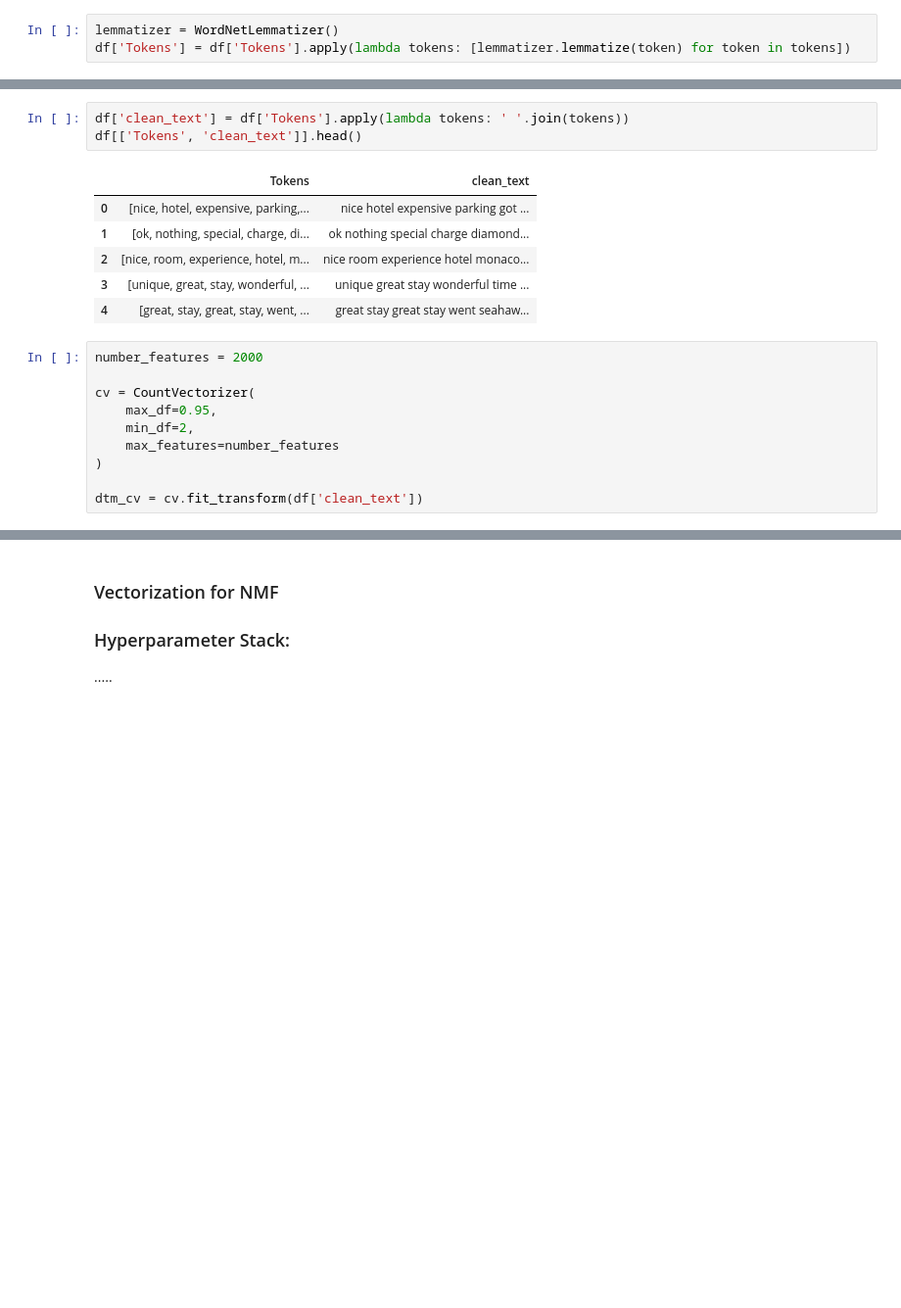
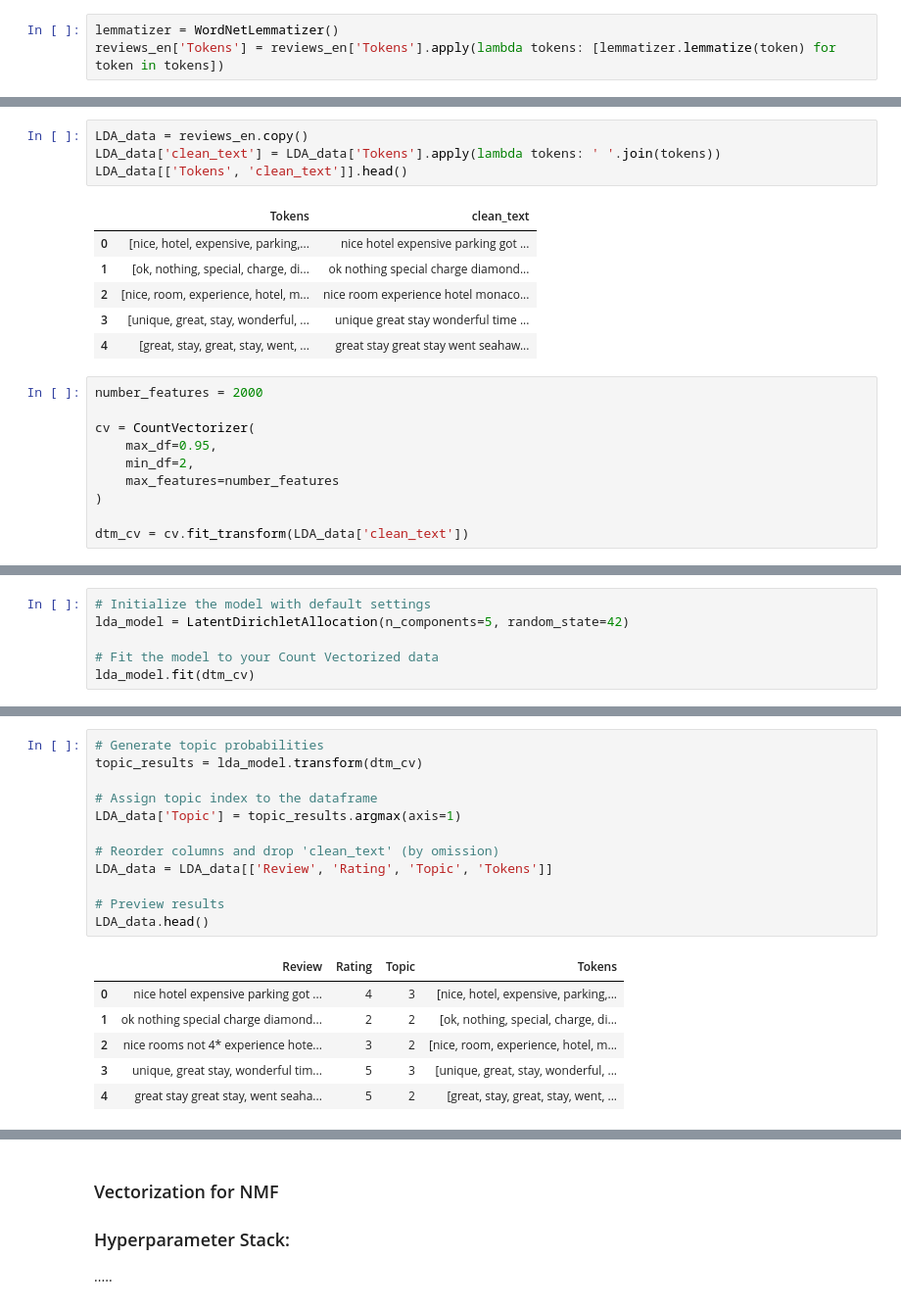
Before and after one commit to Hunteracademic/Unsupervised_assignment_1, a Jupyter notebook: FinalProject_Group04_AlexKravtsov_DanielCastiblanco_HunterWard.ipynb, the cells around one changed output, grey strips where cells are left out. Shown at 98% size. Drawn from its saved outputs; the diff is of its cells as text; blank space fills up the shorter version.

Commit message:
Added base model for LDA and NMF

```diff
--- a/FinalProject_Group04_AlexKravtsov_DanielCastiblanco_HunterWard.ipynb
+++ b/FinalProject_Group04_AlexKravtsov_DanielCastiblanco_HunterWard.ipynb
@@ -117,5 +118,5 @@ df['Tokens'] = df['Tokens'].apply(lambda tokens: [token for token in tokens if t
 ### Lemmatization
 # %%
 lemmatizer = WordNetLemmatizer()
-df['Tokens'] = df['Tokens'].apply(lambda tokens: [lemmatizer.lemmatize(token) for token in tokens])
+reviews_en['Tokens'] = reviews_en['Tokens'].apply(lambda tokens: [lemmatizer.lemmatize(token) for token in tokens])
 # %%
@@ -134,8 +135,9 @@ Models: Develop code to first vectorize your text data, and then train at least
 ### Hyperparameter Stack:
 .....
 # %%
-df['clean_text'] = df['Tokens'].apply(lambda tokens: ' '.join(tokens))
-df[['Tokens', 'clean_text']].head()
+LDA_data = reviews_en.copy()
+LDA_data['clean_text'] = LDA_data['Tokens'].apply(lambda tokens: ' '.join(tokens))
+LDA_data[['Tokens', 'clean_text']].head()
 # %% [output]
 |  | Tokens | clean_text |
 | 0 | [nice, hotel, expensive, parking,... | nice hotel expensive parking got ... |
@@ -152,7 +154,7 @@ cv = CountVectorizer(
     max_features=number_features
 )
 
-dtm_cv = cv.fit_transform(df['clean_text'])
+dtm_cv = cv.fit_transform(LDA_data['clean_text'])
 # %%
 print(dtm_cv[0])
 # %% [output]
@@ -173,3 +175,9 @@ print(dtm_cv[0])
   (0, 1206)     1
   (0, 619)      1
   (0, 1244)     1
+# %%
+# Initialize the model with default settings
+lda_model = LatentDirichletAllocation(n_components=5, random_state=42)
+
+# Fit the model to your Count Vectorized data
+lda_model.fit(dtm_cv)
@@ -175,0 +241,19 @@ print(dtm_cv[0])
+# %%
+# Generate topic probabilities
+topic_results = lda_model.transform(dtm_cv)
+
+# Assign topic index to the dataframe
+LDA_data['Topic'] = topic_results.argmax(axis=1)
+
+# Reorder columns and drop 'clean_text' (by omission)
+LDA_data = LDA_data[['Review', 'Rating', 'Topic', 'Tokens']]
+
+# Preview results
+LDA_data.head()
+# %% [output]
+|  | Review | Rating | Topic | Tokens |
+| 0 | nice hotel expensive parking got ... | 4 | 3 | [nice, hotel, expensive, parking,... |
+| 1 | ok nothing special charge diamond... | 2 | 2 | [ok, nothing, special, charge, di... |
+| 2 | nice rooms not 4* experience hote... | 3 | 2 | [nice, room, experience, hotel, m... |
+| 3 | unique, great stay, wonderful tim... | 5 | 3 | [unique, great, stay, wonderful, ... |
+| 4 | great stay great stay, went seaha... | 5 | 2 | [great, stay, great, stay, went, ... |
```
Also changed, not shown: parts of 17 cells of this notebook.
